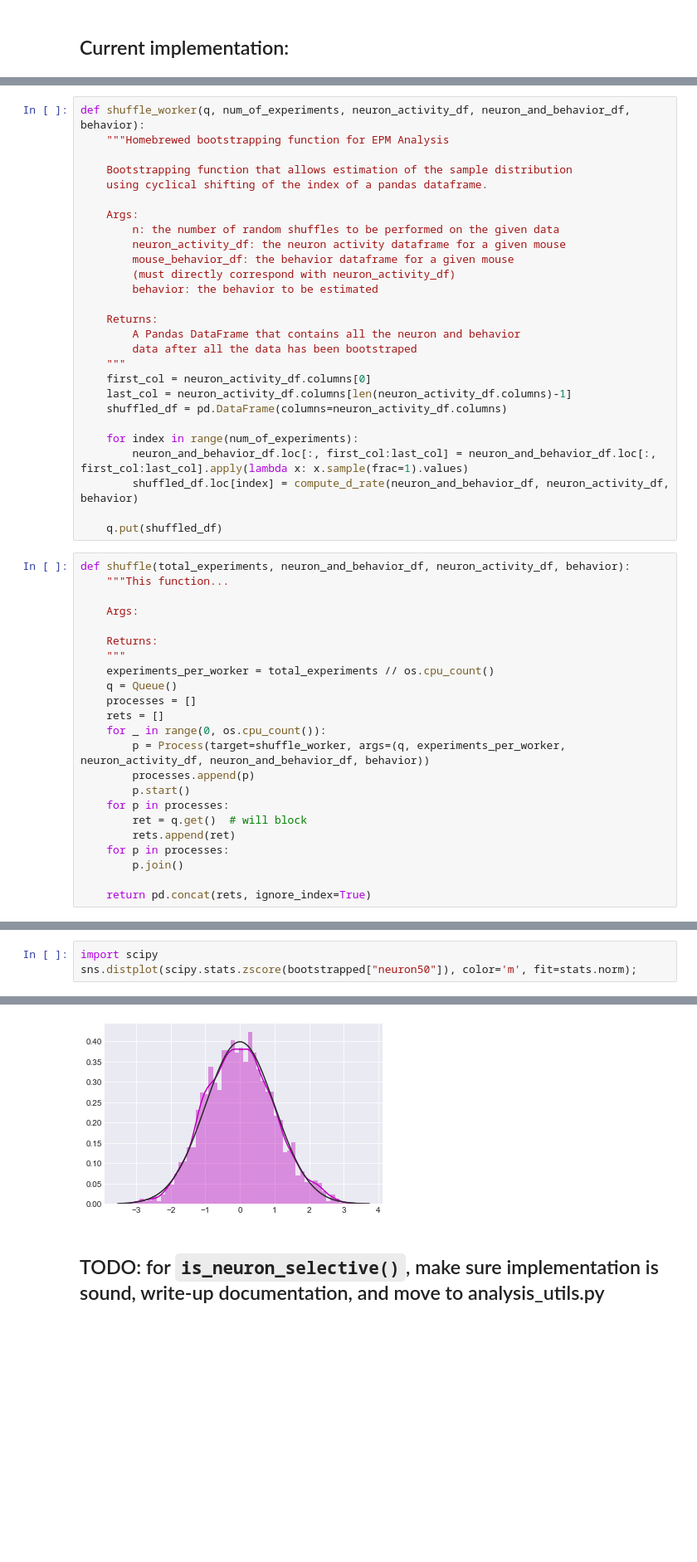
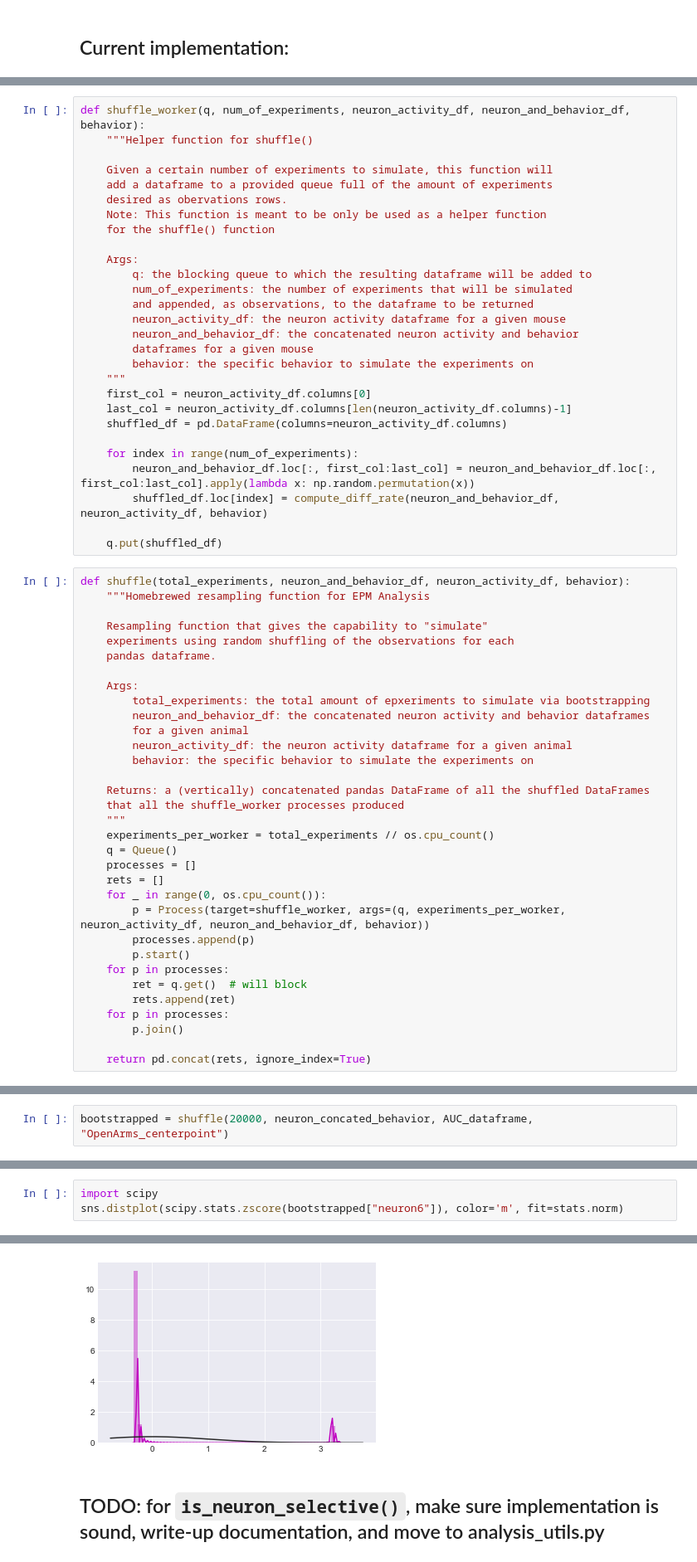
Before and after one commit to smu160/PvsNP, a Jupyter notebook: EPM_Analysis.ipynb, the cells around one changed output, grey strips where cells are left out. Shown at 83% size. Drawn from its saved outputs; the diff is of its cells as text; blank space fills up the shorter version.

Commit message:
Amended documentation for cell selectivity functions and improved performance of shuffle()

```diff
--- a/EPM_Analysis.ipynb
+++ b/EPM_Analysis.ipynb
@@ -154,37 +189,48 @@ df
 # %%
 def shuffle_worker(q, num_of_experiments, neuron_activity_df, neuron_and_behavior_df, behavior):
-    """Homebrewed bootstrapping function for EPM Analysis
+    """Helper function for shuffle()
 
-    Bootstrapping function that allows estimation of the sample distribution
-    using cyclical shifting of the index of a pandas dataframe.
+    Given a certain number of experiments to simulate, this function will
+    add a dataframe to a provided queue full of the amount of experiments
+    desired as obervations rows.
+    Note: This function is meant to be only be used as a helper function
+    for the shuffle() function
 
     Args:
-        n: the number of random shuffles to be performed on the given data
+        q: the blocking queue to which the resulting dataframe will be added to
+        num_of_experiments: the number of experiments that will be simulated
+        and appended, as observations, to the dataframe to be returned
         neuron_activity_df: the neuron activity dataframe for a given mouse
-        mouse_behavior_df: the behavior dataframe for a given mouse
-        (must directly correspond with neuron_activity_df)
-        behavior: the behavior to be estimated
-
-    Returns:
-        A Pandas DataFrame that contains all the neuron and behavior
-        data after all the data has been bootstraped
+        neuron_and_behavior_df: the concatenated neuron activity and behavior
+        dataframes for a given mouse
+        behavior: the specific behavior to simulate the experiments on
     """
     first_col = neuron_activity_df.columns[0]
     last_col = neuron_activity_df.columns[len(neuron_activity_df.columns)-1]
     shuffled_df = pd.DataFrame(columns=neuron_activity_df.columns)
 
     for index in range(num_of_experiments):
-        neuron_and_behavior_df.loc[:, first_col:last_col] = neuron_and_behavior_df.loc[:, first_col:last_col].apply(lambda x: x.sample(frac=1).values)
-        shuffled_df.loc[index] = compute_d_rate(neuron_and_behavior_df, neuron_activity_df, behavior)
+        neuron_and_behavior_df.loc[:, first_col:last_col] = neuron_and_behavior_df.loc[:, first_col:last_col].apply(lambda x: np.random.permutation(x))
+        shuffled_df.loc[index] = compute_diff_rate(neuron_and_behavior_df, neuron_activity_df, behavior)
 
     q.put(shuffled_df)
 # %%
 def shuffle(total_experiments, neuron_and_behavior_df, neuron_activity_df, behavior):
-    """This function...
+    """Homebrewed resampling function for EPM Analysis
+
+    Resampling function that gives the capability to "simulate"
+    experiments using random shuffling of the observations for each
+    pandas dataframe.
 
     Args:
+        total_experiments: the total amount of epxeriments to simulate via bootstrapping
+        neuron_and_behavior_df: the concatenated neuron activity and behavior dataframes
+        for a given animal
+        neuron_activity_df: the neuron activity dataframe for a given animal
+        behavior: the specific behavior to simulate the experiments on
 
-    Returns:
+    Returns: a (vertically) concatenated pandas DataFrame of all the shuffled DataFrames
+    that all the shuffle_worker processes produced
     """
     experiments_per_worker = total_experiments // os.cpu_count()
     q = Queue()
@@ -212,3 +250,5 @@ print(e-s)
+# %%
+bootstrapped = shuffle(20000, neuron_concated_behavior, AUC_dataframe, "OpenArms_centerpoint")
 # %%
 bootstrapped
 # %% [output]
@@ -233,5 +273,5 @@ bootstrapped
 # %%
 import scipy
-sns.distplot(scipy.stats.zscore(bootstrapped["neuron50"]), color='m', fit=stats.norm);
+sns.distplot(scipy.stats.zscore(bootstrapped["neuron6"]), color='m', fit=stats.norm)
 # %% [output]
 The 'normed' kwarg is deprecated, and has been replaced by the 'density' kwarg.
@@ -238,3 +279,3 @@ The 'normed' kwarg is deprecated, and has been replaced by the 'density' kwarg.
-[figure, old version]
+[figure, new version]
 # %% [markdown]
 ## TODO: for `is_neuron_selective()`, make sure implementation is sound, write-up documentation, and move to analysis_utils.py
```
Also changed, not shown: parts of 22 cells of this notebook.
